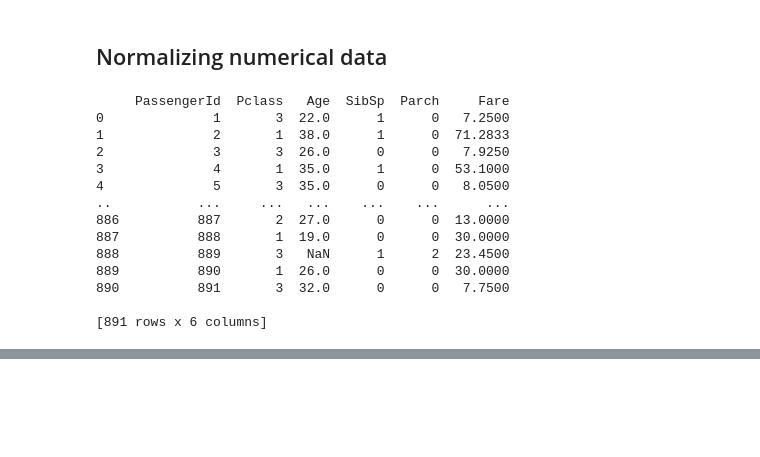
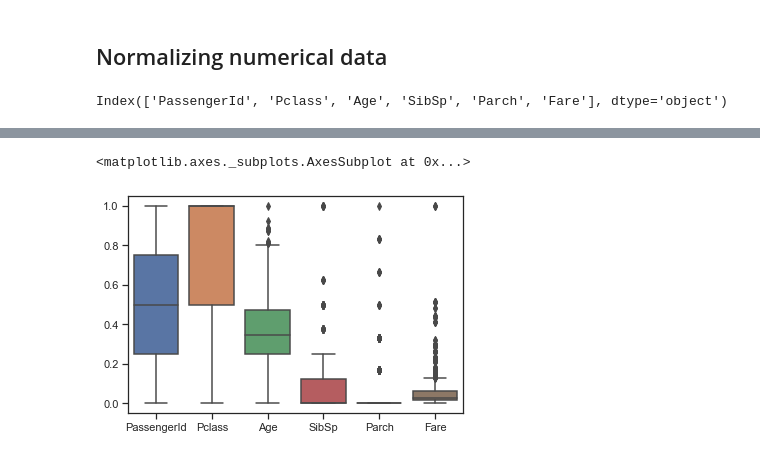
Before and after one commit to kimcrab/compare-supervised-ml-algorithms, a Jupyter notebook: compare-supervised-algorithms.ipynb, the cells around one changed output, grey strips where cells are left out. Drawn from its saved outputs; the diff is of its cells as text; code cells hidden in the pictures; blank space fills up the shorter version.

```diff
--- a/compare-supervised-algorithms.ipynb
+++ b/compare-supervised-algorithms.ipynb
@@ -53,26 +65,13 @@ from sklearn.preprocessing import MinMaxScaler
 
 # Initialize a scaler, then apply it to the features
 scaler = MinMaxScaler() # default=(0, 1)
-numerical = features_raw[features_raw.select_dtypes([np.number]).columns]
 print(numerical)
 
 features_log_minmax_transform = pd.DataFrame(data = features_raw)
-features_log_minmax_transform[numerical] = scaler.fit_transform(numerical)
+features_log_minmax_transform[numerical] = scaler.fit_transform(features_raw[numerical])
 
-# # Show an example of a record with scaling applied
-# display(features_log_minmax_transform.head(n = 5))
+# Show an example of a record with scaling applied
+display(features_log_minmax_transform.head(n = 5))
+sns.boxplot(data=features_raw[numerical])
 # %% [output]
-     PassengerId  Pclass   Age  SibSp  Parch     Fare
-0              1       3  22.0      1      0   7.2500
-1              2       1  38.0      1      0  71.2833
-2              3       3  26.0      0      0   7.9250
-3              4       1  35.0      1      0  53.1000
-4              5       3  35.0      0      0   8.0500
-..           ...     ...   ...    ...    ...      ...
-886          887       2  27.0      0      0  13.0000
-887          888       1  19.0      0      0  30.0000
-888          889       3   NaN      1      2  23.4500
-889          890       1  26.0      0      0  30.0000
-890          891       3  32.0      0      0   7.7500
-
-[891 rows x 6 columns]
+Index(['PassengerId', 'Pclass', 'Age', 'SibSp', 'Parch', 'Fare'], dtype='object')
@@ -78,0 +84,2 @@ features_log_minmax_transform[numerical] = scaler.fit_transform(numerical)
+<matplotlib.axes._subplots.AxesSubplot at 0x...>
+[figure, added]
```
Also changed, not shown: parts of 6 cells of this notebook.
